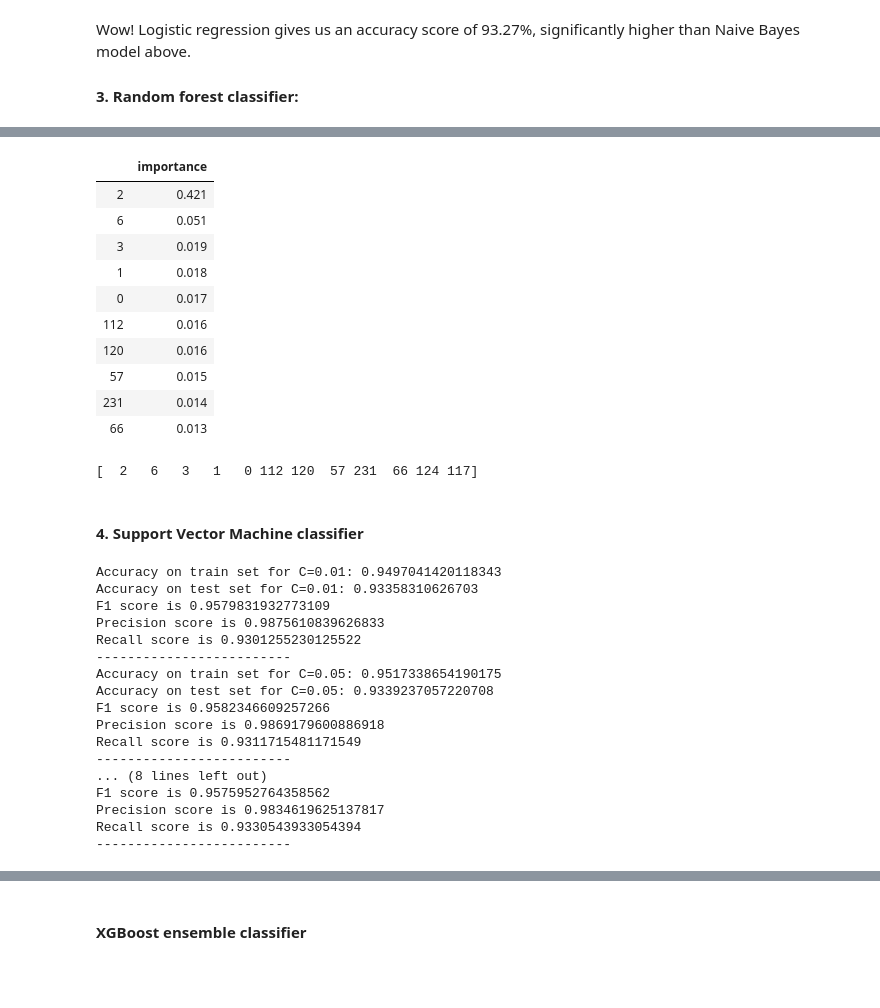
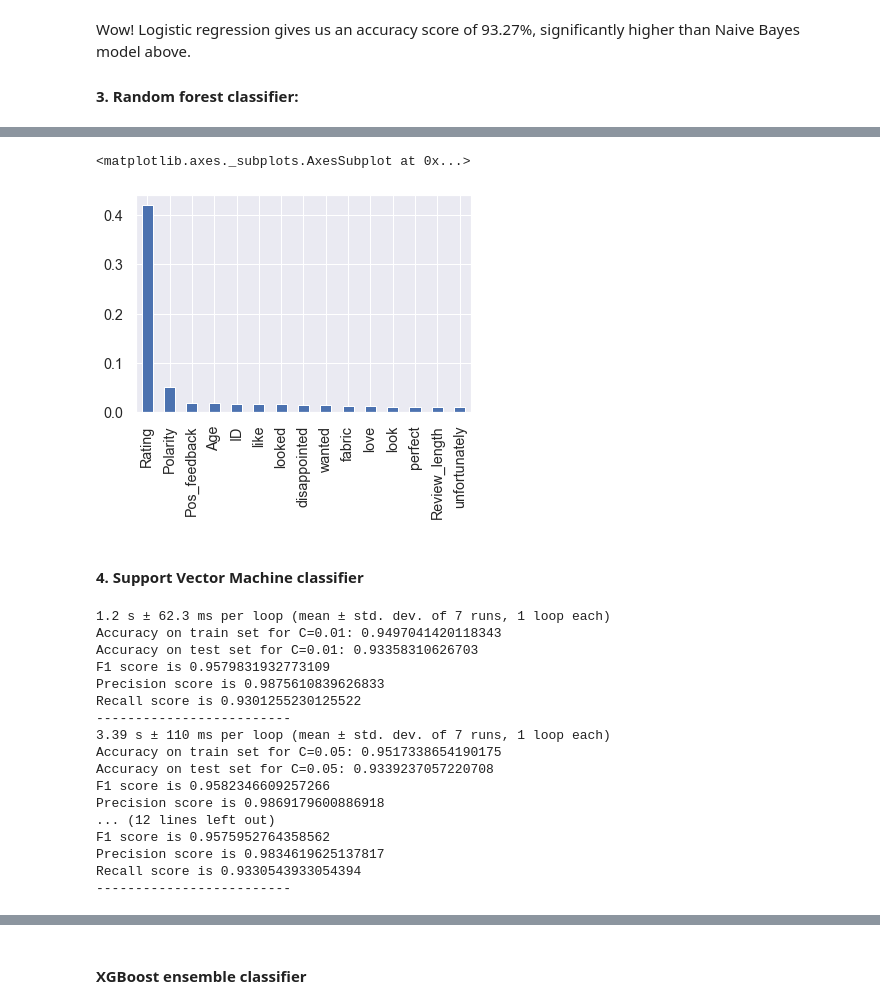
Before and after one commit to vilandao/sentiment_analysis_ecommerce, a Jupyter notebook: Sentiment analysis - Women's e commerce clothing reviews.ipynb, the cells around one changed output, grey strips where cells are left out. Cells and saved outputs as stored; diff of their text form; code cells hidden in the pictures; blank space fills up the shorter version.

```diff
--- a/Sentiment analysis - Women's e commerce clothing reviews.ipynb
+++ b/Sentiment analysis - Women's e commerce clothing reviews.ipynb
@@ -550,7 +565,7 @@ We just split the dataset into train and test set with a test size of 25%. Let's
 # %%
 # Naive Bayes Classification:
 nbc = GaussianNB()
-nbc.fit(X_train, y_train)
+%timeit nbc.fit(X_train, y_train)
 
 print('Accuracy on train set is {}'.format(accuracy_score(y_train, nbc.predict(X_train))))
 print('Accuracy on test set is {}'.format(accuracy_score(y_test, nbc.predict(X_test))))
@@ -572,7 +588,7 @@ Let's try logistic regression next to see if the performance improves.
 # %%
 # Logistic regression:
 lr = LogisticRegressionCV(cv=5, random_state=1234)
-lr.fit(X_train, y_train)
+%timeit lr.fit(X_train, y_train)
 
 print('Accuracy on train set is {}'.format(accuracy_score(y_train, lr.predict(X_train))))
 print('Accuracy on test set is {}'.format(accuracy_score(y_test, lr.predict(X_test))))
@@ -592,7 +609,7 @@ Wow! Logistic regression gives us an accuracy score of 93.27%, significantly hig
 # %%
 # Random forest classification:
 rfc = RandomForestClassifier(n_estimators=500, criterion='entropy', random_state=1234 )
-rfc.fit(X_train, y_train)
+%timeit rfc.fit(X_train, y_train)
 
 print('Accuracy on train set is {}'.format(accuracy_score(y_train, rfc.predict(X_train))))
 print('Accuracy on test set is {}'.format(accuracy_score(y_test, rfc.predict(X_test))))
@@ -606,52 +624,19 @@ F1 score is 0.9571352218065206
 Precision score is 0.9785792349726776
 Recall score is 0.9366108786610878
 # %%
-# Inspect feature importance:
-feature_importances = pd.DataFrame(rfc.feature_importances_,
-                                   columns=['importance']).sort_values('importance',ascending=False)
-feature_importances.head(10)
+# Plot feature importance
+important_features = pd.Series(data=rfc.feature_importances_,index=X1.columns)
+important_features.sort_values(ascending=False).head(15).plot(kind='bar')
 # %% [output]
-|  | importance |
-| 2 | 0.421 |
-| 6 | 0.051 |
-| 3 | 0.019 |
-| 1 | 0.018 |
-| 0 | 0.017 |
-| 112 | 0.016 |
-| 120 | 0.016 |
-| 57 | 0.015 |
-| 231 | 0.014 |
-| 66 | 0.013 |
+<matplotlib.axes._subplots.AxesSubplot at 0x...>
+[figure, added]
-# %%
-importances = rfc.feature_importances_
-std = np.std([rfc.feature_importances_ for tree in rfc.estimators_],
-             axis=0)
-indices = np.argsort(importances)[::-1][:12]
-print(indices)
-
-# Print the feature ranking
-# print("Feature ranking:")
-
-# for f in range(X.shape[1]):
-#     print("%d. feature %d (%f)" % (f + 1, indices[f], importances[indices[f]]))
-
-# Plot the feature importances of the forest
-# plt.figure()
-# plt.title("Feature importances")
-# plt.bar(range(X.shape[1]), importances[indices],
-#        color="r", yerr=std[indices], align="center")
-# plt.xticks(range(X.shape[1]), indices)
-# plt.xlim([-1, X.shape[1]])
-# plt.show()
-# %% [output]
-[  2   6   3   1   0 112 120  57 231  66 124 117]
 # %% [markdown]
 #### 4. Support Vector Machine classifier
 # %%
 # Support Vector machine:
 for c in [0.01, 0.05, 0.25, 0.5]:
     svm = LinearSVC(C=c)
-    svm.fit(X_train, y_train)
+    %timeit svm.fit(X_train, y_train)
     print('Accuracy on train set for C=%s: %s' % (c, accuracy_score(y_train, svm.predict(X_train))))
     print('Accuracy on test set for C=%s: %s' % (c, accuracy_score(y_test, svm.predict(X_test))))
     print('F1 score is {}'.format(metrics.f1_score(y_test, svm.predict(X_test))))
@@ -659,19 +644,19 @@ for c in [0.01, 0.05, 0.25, 0.5]:
     print('Recall score is {}'.format(metrics.recall_score(y_test, svm.predict(X_test))))
     print('-------------------------')
 # %% [output]
+1.2 s ± 62.3 ms per loop (mean ± std. dev. of 7 runs, 1 loop each)
 Accuracy on train set for C=0.01: 0.9497041420118343
 Accuracy on test set for C=0.01: 0.93358310626703
 F1 score is 0.9579831932773109
 Precision score is 0.9875610839626833
 Recall score is 0.9301255230125522
 -------------------------
+3.39 s ± 110 ms per loop (mean ± std. dev. of 7 runs, 1 loop each)
 Accuracy on train set for C=0.05: 0.9517338654190175
 Accuracy on test set for C=0.05: 0.9339237057220708
 F1 score is 0.9582346609257266
 Precision score is 0.9869179600886918
-Recall score is 0.9311715481171549
--------------------------
-... (8 lines left out)
+... (12 lines left out)
 F1 score is 0.9575952764358562
 Precision score is 0.9834619625137817
 Recall score is 0.9330543933054394
```
Also changed, not shown: parts of 12 cells of this notebook.
